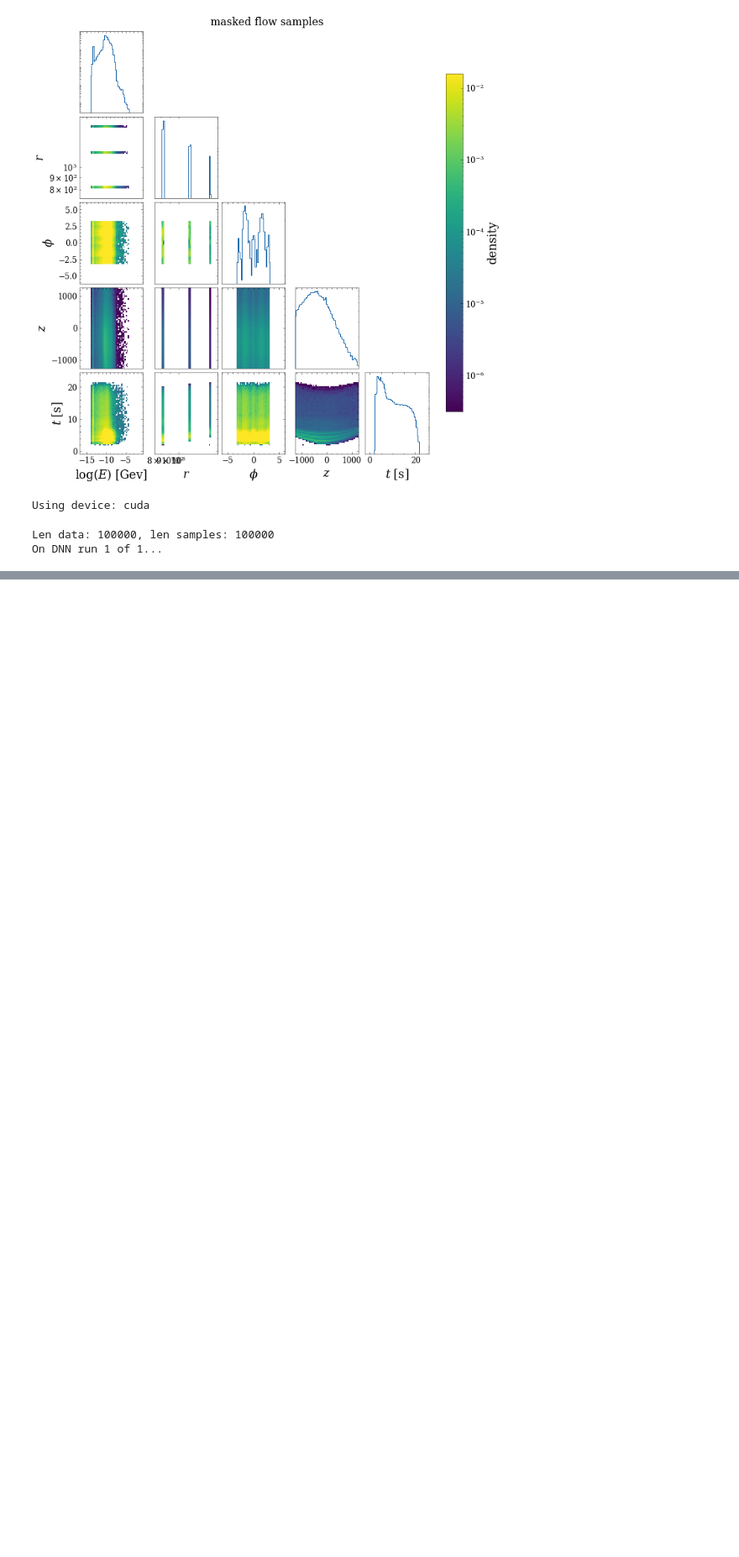
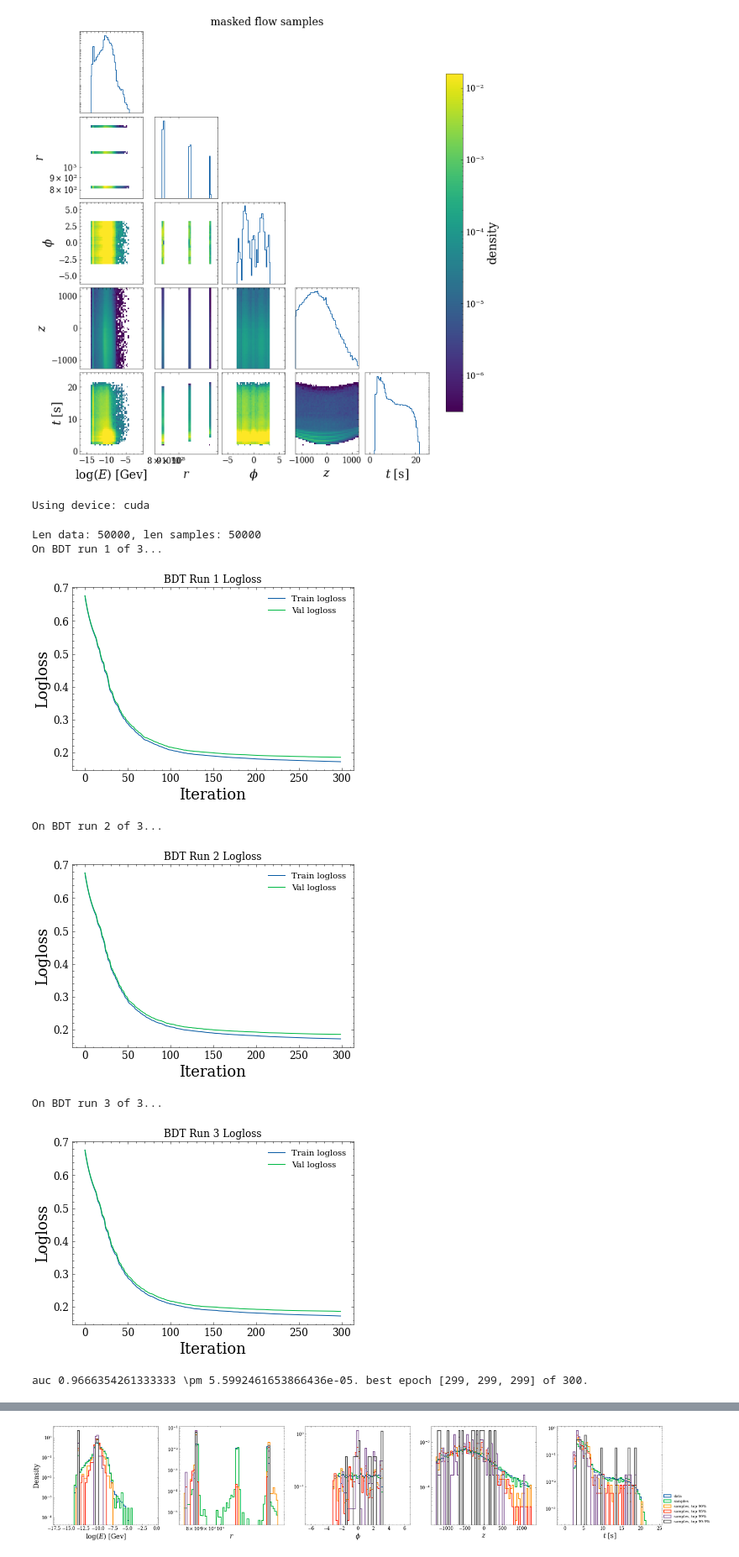
Before and after one commit to rmastand/fast_tracker_BIBgen_mucoll, a Jupyter notebook: test_flow_mask.ipynb, the cells around one changed output, grey strips where cells are left out. Shown at 84% size. Cells and saved outputs as stored; diff of their text form; code cells hidden in the pictures; blank space fills up the shorter version.

```diff
--- a/test_flow_mask.ipynb
+++ b/test_flow_mask.ipynb
@@ -242,13 +242,15 @@ def run_eval_suite(data, samples, R_values):
     auc_mean, auc_std, best_epoch_list, max_epochs, bdt_list, samples_test, loc_scores = discriminate_data_from_samples(
                                             data,
                                             samples,
-                                            1,
-                                            "configs/dnn.yml",
-                                            model_type="dnn",
+                                            3,
+                                            "configs/bdt.yml",
+                                            model_type="bdt",
                                             plot_losses=True,
                                             device="cuda",
                                             val_size = 0.25,
                                         )
+
+    print(f"auc {auc_mean} \pm {auc_std}. best epoch {best_epoch_list} of {max_epochs}.\n")
 
 
     plt.figure()
@@ -286,14 +288,20 @@ def run_eval_suite(data, samples, R_values):
 # %% [output]
 Using device: cuda
 # %%
-N = 100_000
+N = 50_000
 
 indices = np.random.choice(data.shape[0], size=N, replace=False)
 indices_mask = np.random.choice(sum(mask_flow), size=N, replace=False)
 
 
 
 run_eval_suite(data[indices], flow_samples[indices], [0.1, 0.2, 0.4, 0.6])
 # %% [output]
-Len data: 100000, len samples: 100000
-On DNN run 1 of 1...
+Len data: 50000, len samples: 50000
+On BDT run 1 of 3...
+[figure, added]
+On BDT run 2 of 3...
+[figure, added]
+On BDT run 3 of 3...
+[figure, added]
+auc 0.9666354261333333 \pm 5.5992461653866436e-05. best epoch [299, 299, 299] of 300.
@@ -299,0 +309 @@ On DNN run 1 of 1...
+[figure, added]
```
Also changed, not shown: parts of 4 cells of this notebook, 4 other files.
